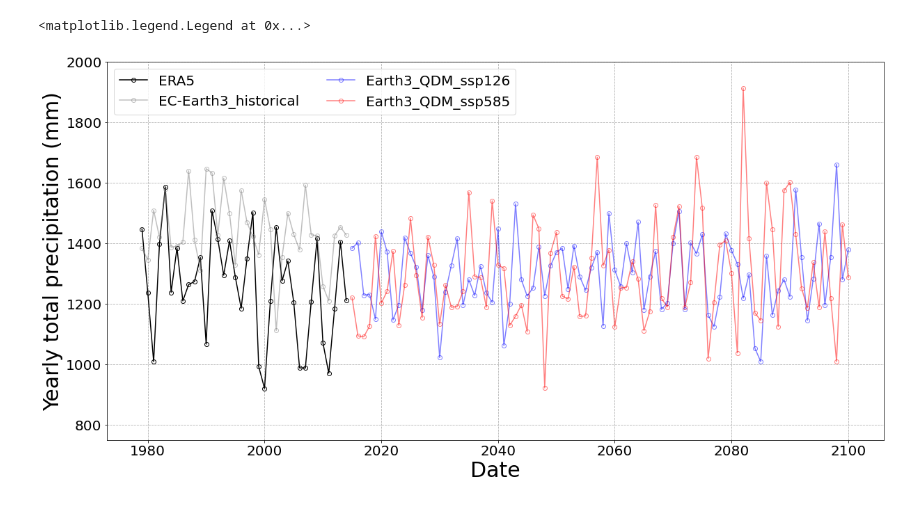
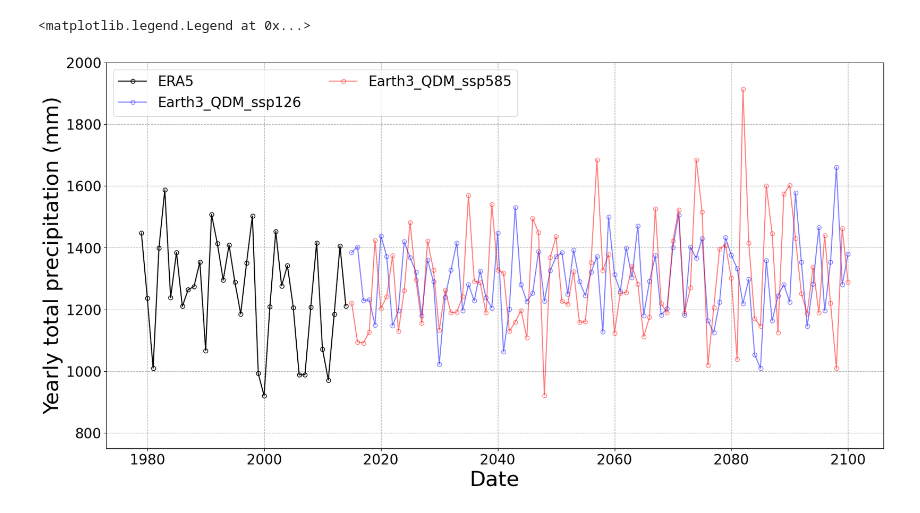
Before and after one commit to oybcst/Climate_data, a Jupyter notebook: Downscaled and bias corrected GCM data.ipynb, the cells around one changed output. Cells and saved outputs as stored; diff of their text form; code cells hidden in the pictures.

```diff
--- a/Downscaled and bias corrected GCM data.ipynb
+++ b/Downscaled and bias corrected GCM data.ipynb
@@ -205,6 +90,5 @@ ax.legend(ncol=2)
 # %%
-# load EC_Earth3 bilinear
-Earth3_ssp126_pr=xr.open_dataset('/glade/work/fangwang/QDM/EC-Earth3/ssp126/pr/pr_QDM_2015-2100.nc',
+Earth3_ssp126_pr=xr.open_dataset('pr_QDM_2015-2100_ssp126.nc',
                        engine='netcdf4', decode_times=False)
 Earth3_pr_ssp126=Earth3_ssp126_pr.pr
 Earth3_time_ssp126=Earth3_ssp126_pr.time
@@ -273,25 +102,0 @@ array([1383.8877 , 1402.8652 , 1228.7399 , 1231.0187 , 1149.2626 ,
-# %%
-import matplotlib.pyplot as plt
-names=[np.datetime64(u,'Y') for u in pr_hist_yearly.time.data]
-names_ssp=[np.datetime64(u,'Y') for u in Earth3_pr_ssp126_yearly.time.data]
-fig, ax = plt.subplots(figsize=(20, 10))
-#fig.suptitle('Monthly Mean', fontsize=30, x=0.5, y=0.95)
-plt.rcParams.update({'font.size': 20})
-ax.plot(names, pr_hist_yearly_area_mean, color='black', marker="o",mfc='none',label="ERA5")
-ax.plot(names, Earth3_pr_hist_yearly_area_mean, color='grey', marker="o", mfc='none',label="EC-Earth3_historical", alpha=0.5)
-ax.plot(names_ssp, Earth3_pr_ssp126_yearly_area_mean, color='blue', marker="o", mfc='none',label="Earth3_QDM_ssp126", alpha=0.5)
-#ax.plot(names, s3_daily_area_mean[1:366], color='red',  marker="o",mfc='none',label="Scenario3 (KGE=0.947)", alpha=0.5)
-#ax.plot(names, s4_daily_area_mean[1:366], color='purple', marker="o",mfc='none',label="Scenario4 (KGE=0.850)", alpha=0.5)
-#ax.plot(names, s5_daily_area_mean[1:366], color='cyan',  marker="o",mfc='none',label="Scenario5 (KGE=0.958)", alpha=0.5)
-#ax.plot(names, s6_daily_area_mean[1:366], color='green', marker="o",mfc='none',label="Scenario6 (KGE=0.950)", alpha=0.5)
-#ax.plot(names, base_daily_area_mean[1:366], color='orange', marker="o",mfc='none',label="QDM_BI    (KGE=0.756)", alpha=0.5)
-plt.xticks(rotation=0)
-plt.xlabel('Date', fontsize=30)
-plt.ylabel('Yearly total precipitation (mm)', fontsize=30)
-plt.grid(True, linestyle='--')
-plt.ylim(0, 2000)
-#plt.grid(linestyle = '--', linewidth = 0.5)
-ax.legend(ncol=2)
-#plt.show()
-
-#plt.savefig("/adapt/nobackup/people/fwang6/model3/Results/Daily sum in 2019 including qdm.jpg", bbox_inches='tight', dpi=300)
@@ -301,6 +117,5 @@ ax.legend(ncol=2)
 # %%
-# load EC_Earth3 bilinear
-Earth3_ssp585_pr=xr.open_dataset('/glade/work/fangwang/QDM/EC-Earth3/ssp585/pr/pr_QDM_2015-2100.nc',
+Earth3_ssp585_pr=xr.open_dataset('pr_QDM_2015-2100_ssp585.nc',
                        engine='netcdf4', decode_times=False)
 Earth3_pr_ssp585=Earth3_ssp585_pr.pr
 Earth3_time_ssp585=Earth3_ssp585_pr.time
@@ -315,28 +130,23 @@ Earth3_pr_ssp585_yearly_area_mean=np.mean(Earth3_pr_ssp585_yearly.values, axis=(
 # %%
 import matplotlib.pyplot as plt
 names=[np.datetime64(u,'Y') for u in pr_hist_yearly.time.data]
 names_ssp=[np.datetime64(u,'Y') for u in Earth3_pr_ssp126_yearly.time.data]
 fig, ax = plt.subplots(figsize=(20, 10))
 #fig.suptitle('Monthly Mean', fontsize=30, x=0.5, y=0.95)
 plt.rcParams.update({'font.size': 20})
 ax.plot(names, pr_hist_yearly_area_mean, color='black', marker="o",mfc='none',label="ERA5")
-ax.plot(names, Earth3_pr_hist_yearly_area_mean, color='grey', marker="o", mfc='none',label="EC-Earth3_historical", alpha=0.5)
 ax.plot(names_ssp, Earth3_pr_ssp126_yearly_area_mean, color='blue', marker="o", mfc='none',label="Earth3_QDM_ssp126", alpha=0.5)
 ax.plot(names_ssp, Earth3_pr_ssp585_yearly_area_mean, color='red',  marker="o",mfc='none',label="Earth3_QDM_ssp585", alpha=0.5)
-#ax.plot(names, s4_daily_area_mean[1:366], color='purple', marker="o",mfc='none',label="Scenario4 (KGE=0.850)", alpha=0.5)
-#ax.plot(names, s5_daily_area_mean[1:366], color='cyan',  marker="o",mfc='none',label="Scenario5 (KGE=0.958)", alpha=0.5)
-#ax.plot(names, s6_daily_area_mean[1:366], color='green', marker="o",mfc='none',label="Scenario6 (KGE=0.950)", alpha=0.5)
-#ax.plot(names, base_daily_area_mean[1:366], color='orange', marker="o",mfc='none',label="QDM_BI    (KGE=0.756)", alpha=0.5)
 plt.xticks(rotation=0)
 plt.xlabel('Date', fontsize=30)
 plt.ylabel('Yearly total precipitation (mm)', fontsize=30)
 plt.grid(True, linestyle='--')
 plt.ylim(750, 2000)
 #plt.grid(linestyle = '--', linewidth = 0.5)
 ax.legend(ncol=2)
 #plt.show()
 
 #plt.savefig("/adapt/nobackup/people/fwang6/model3/Results/Daily sum in 2019 including qdm.jpg", bbox_inches='tight', dpi=300)
 # %% [output]
 <matplotlib.legend.Legend at 0x...>
-[figure, old version]
+[figure, new version]
```
Also changed, not shown: parts of 27 cells of this notebook.
